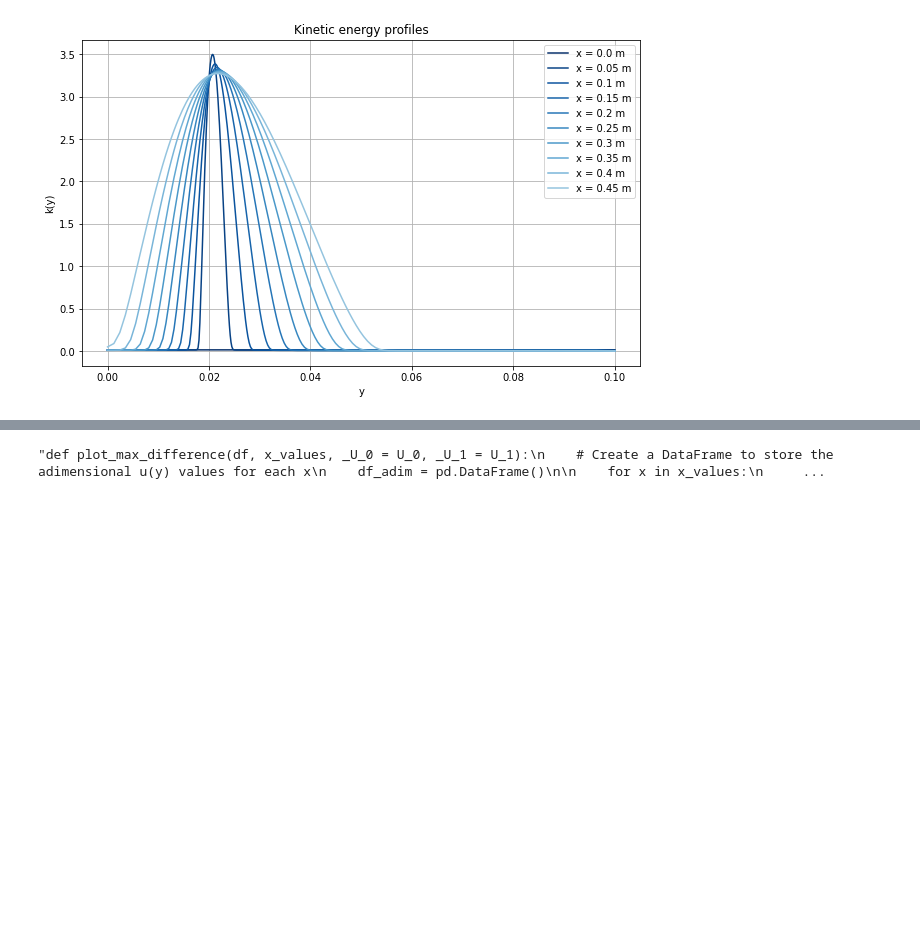
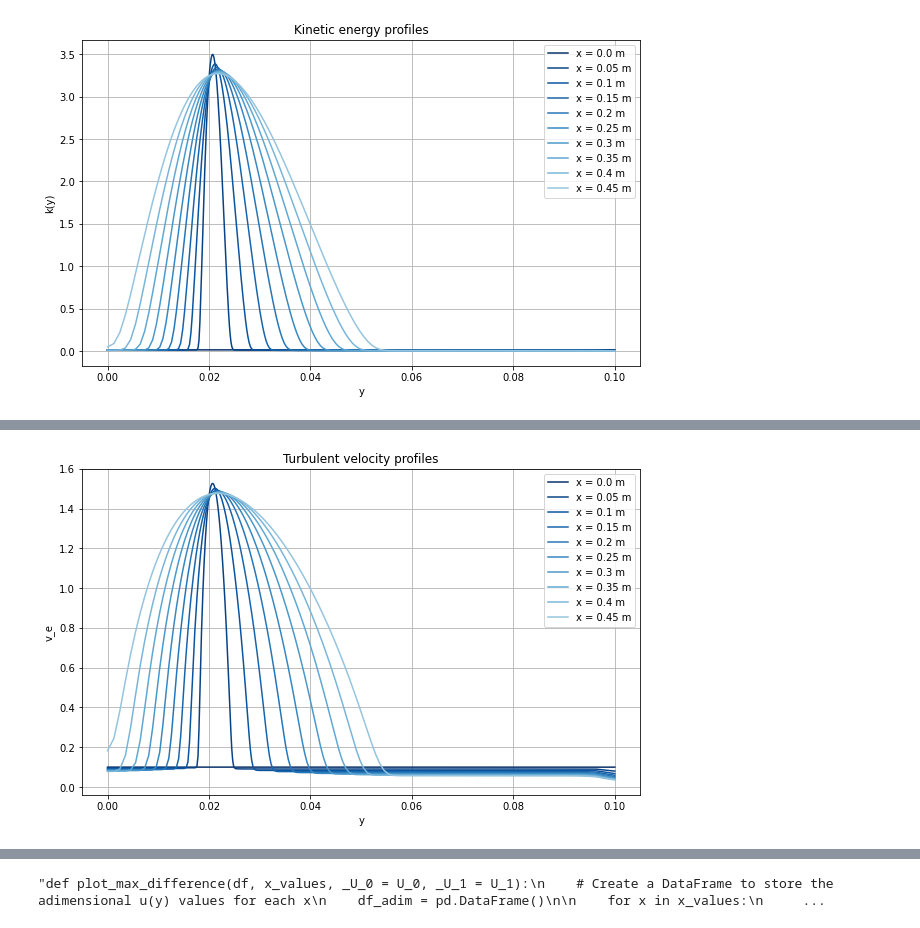
Before and after one commit to mboissiere/turbulence, a Jupyter notebook: main.ipynb, the cells around one changed output, grey strips where cells are left out. Cells and saved outputs as stored; diff of their text form; code cells hidden in the pictures; blank space fills up the shorter version.

```diff
--- a/main.ipynb
+++ b/main.ipynb
@@ -362,0 +369,31 @@ plot_all_adimensional_kinetic_energy(data, x_values_coeur)
+# %%
+def plot_all_turbulent_velocity(df, x_values):
+    plt.figure(figsize=(10, 6))
+
+    # Create a reversed colormap
+    color_map = cm.get_cmap('Blues_r')
+
+    # Normalize x_values to [0, 0.6] for the colormap
+    x_values_norm = [0 + 0.6 * (x / max(x_values)) for x in x_values]
+
+    for x, x_norm in zip(x_values, x_values_norm):
+        df_x = df[df['x'] == x].copy()
+
+        # Compute v_e
+        df_x['v_e'] = np.sqrt(df_x['k(y)'] / (3/2))
+
+        # Plot v_e vs y with a label
+        plt.plot(df_x['y'], df_x['v_e'], label=f'x = {x} m', color=color_map(x_norm))
+
+    plt.xlabel('y')
+    plt.ylabel('v_e')
+    plt.title('Turbulent velocity profiles')
+    plt.legend()
+    plt.grid(True)
+    plt.show()
+
+# Test the function
+x_values_coeur = [x for x in x_values if x < 0.462163]
+plot_all_turbulent_velocity(data, x_values_coeur)
+# %% [output]
+[figure, added]
```
Also changed, not shown: parts of 7 cells of this notebook, 2 other files.
